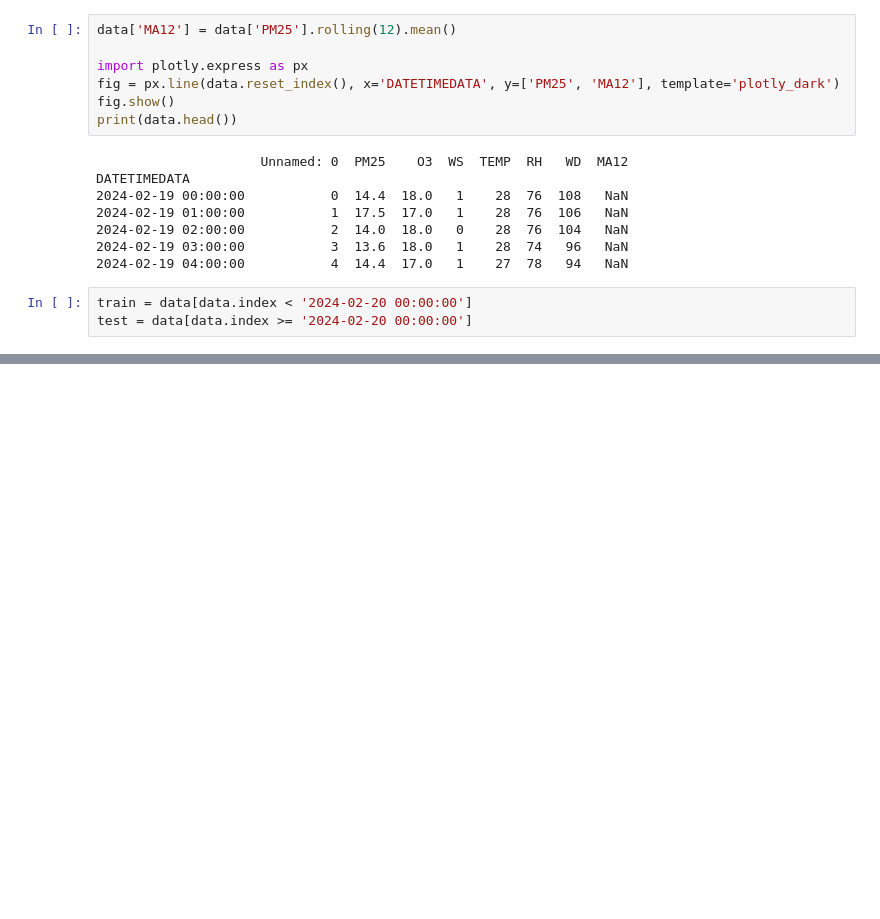
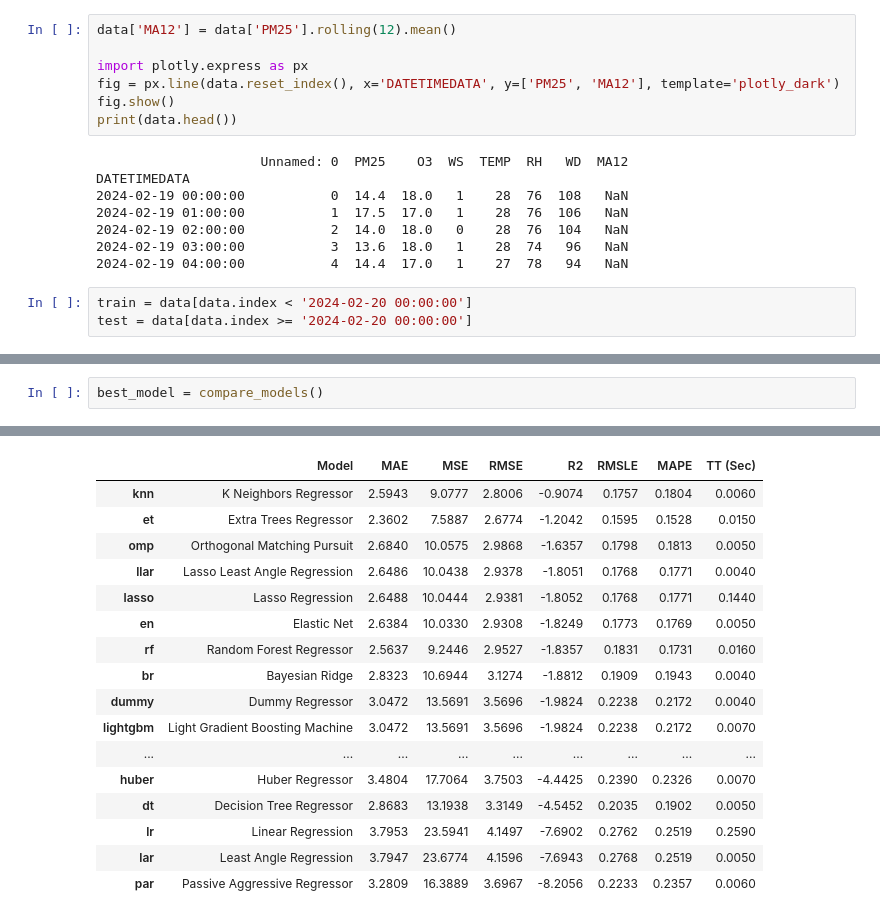
Before and after one commit to Thanathat26/Pm2.5, a Jupyter notebook: ทดสอบ.ipynb, the cells around one changed output, grey strips where cells are left out. Saved outputs shown, nothing was run; the diff lists cells and outputs as text; blank space fills up the shorter version.

```diff
--- a/ทดสอบ.ipynb
+++ b/ทดสอบ.ipynb
@@ -97,0 +56,3 @@ ValueError: All arguments should have the same length. The length of argument `y
+# %%
+best_model = compare_models()
+# %% [output]
@@ -97,0 +60,17 @@ ValueError: All arguments should have the same length. The length of argument `y
+|  | Model | MAE | MSE | RMSE | R2 | RMSLE | MAPE | TT (Sec) |
+| knn | K Neighbors Regressor | 2.5943 | 9.0777 | 2.8006 | -0.9074 | 0.1757 | 0.1804 | 0.0060 |
+| et | Extra Trees Regressor | 2.3602 | 7.5887 | 2.6774 | -1.2042 | 0.1595 | 0.1528 | 0.0150 |
+| omp | Orthogonal Matching Pursuit | 2.6840 | 10.0575 | 2.9868 | -1.6357 | 0.1798 | 0.1813 | 0.0050 |
+| llar | Lasso Least Angle Regression | 2.6486 | 10.0438 | 2.9378 | -1.8051 | 0.1768 | 0.1771 | 0.0040 |
+| lasso | Lasso Regression | 2.6488 | 10.0444 | 2.9381 | -1.8052 | 0.1768 | 0.1771 | 0.1440 |
+| en | Elastic Net | 2.6384 | 10.0330 | 2.9308 | -1.8249 | 0.1773 | 0.1769 | 0.0050 |
+| rf | Random Forest Regressor | 2.5637 | 9.2446 | 2.9527 | -1.8357 | 0.1831 | 0.1731 | 0.0160 |
+| br | Bayesian Ridge | 2.8323 | 10.6944 | 3.1274 | -1.8812 | 0.1909 | 0.1943 | 0.0040 |
+| dummy | Dummy Regressor | 3.0472 | 13.5691 | 3.5696 | -1.9824 | 0.2238 | 0.2172 | 0.0040 |
+| lightgbm | Light Gradient Boosting Machine | 3.0472 | 13.5691 | 3.5696 | -1.9824 | 0.2238 | 0.2172 | 0.0070 |
+| ... | ... | ... | ... | ... | ... | ... | ... | ... |
+| huber | Huber Regressor | 3.4804 | 17.7064 | 3.7503 | -4.4425 | 0.2390 | 0.2326 | 0.0070 |
+| dt | Decision Tree Regressor | 2.8683 | 13.1938 | 3.3149 | -4.5452 | 0.2035 | 0.1902 | 0.0050 |
+| lr | Linear Regression | 3.7953 | 23.5941 | 4.1497 | -7.6902 | 0.2762 | 0.2519 | 0.2590 |
+| lar | Least Angle Regression | 3.7947 | 23.6774 | 4.1596 | -7.6943 | 0.2768 | 0.2519 | 0.0050 |
+| par | Passive Aggressive Regressor | 3.2809 | 16.3889 | 3.6967 | -8.2056 | 0.2233 | 0.2357 | 0.0060 |
```
Also changed, not shown: parts of 13 cells of this notebook, 2 other files.
